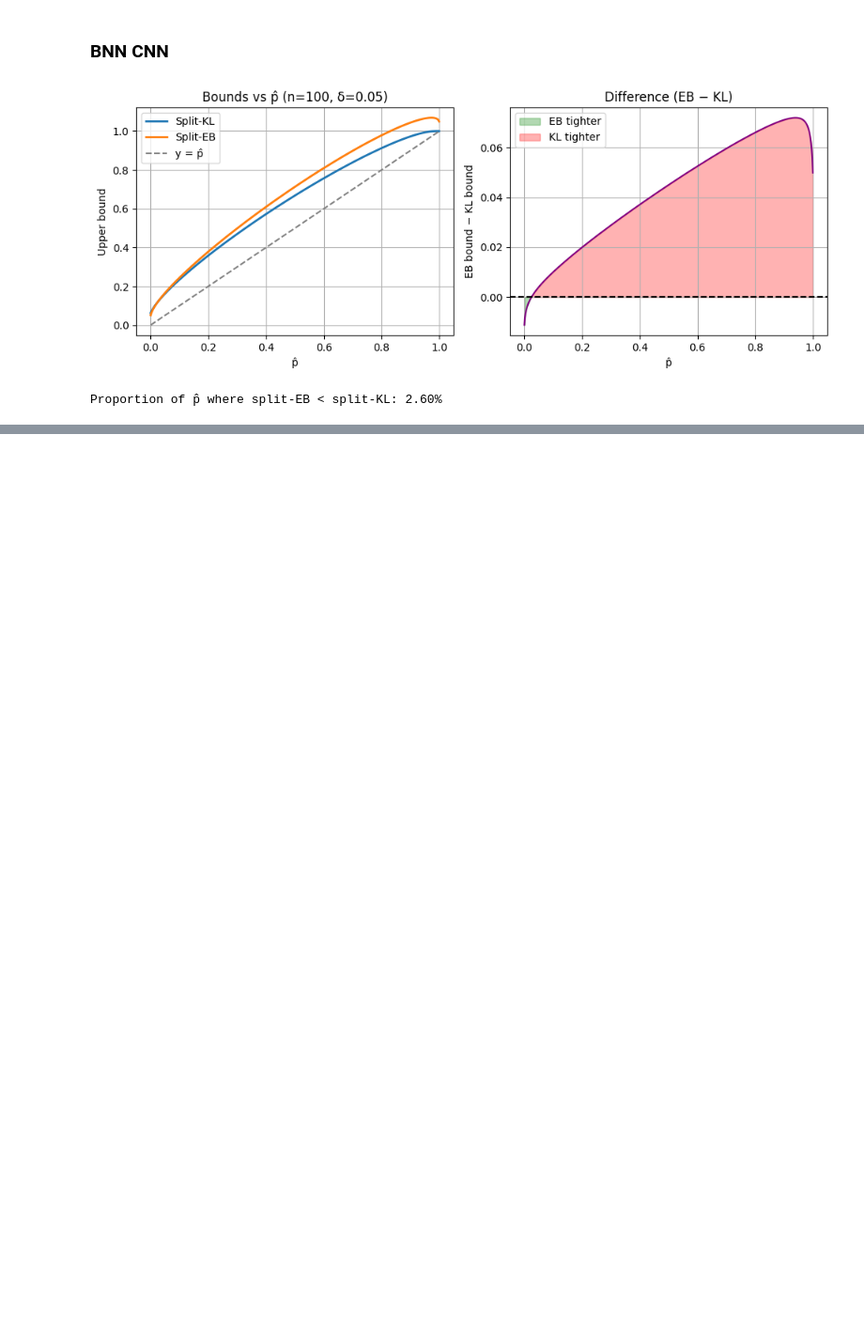
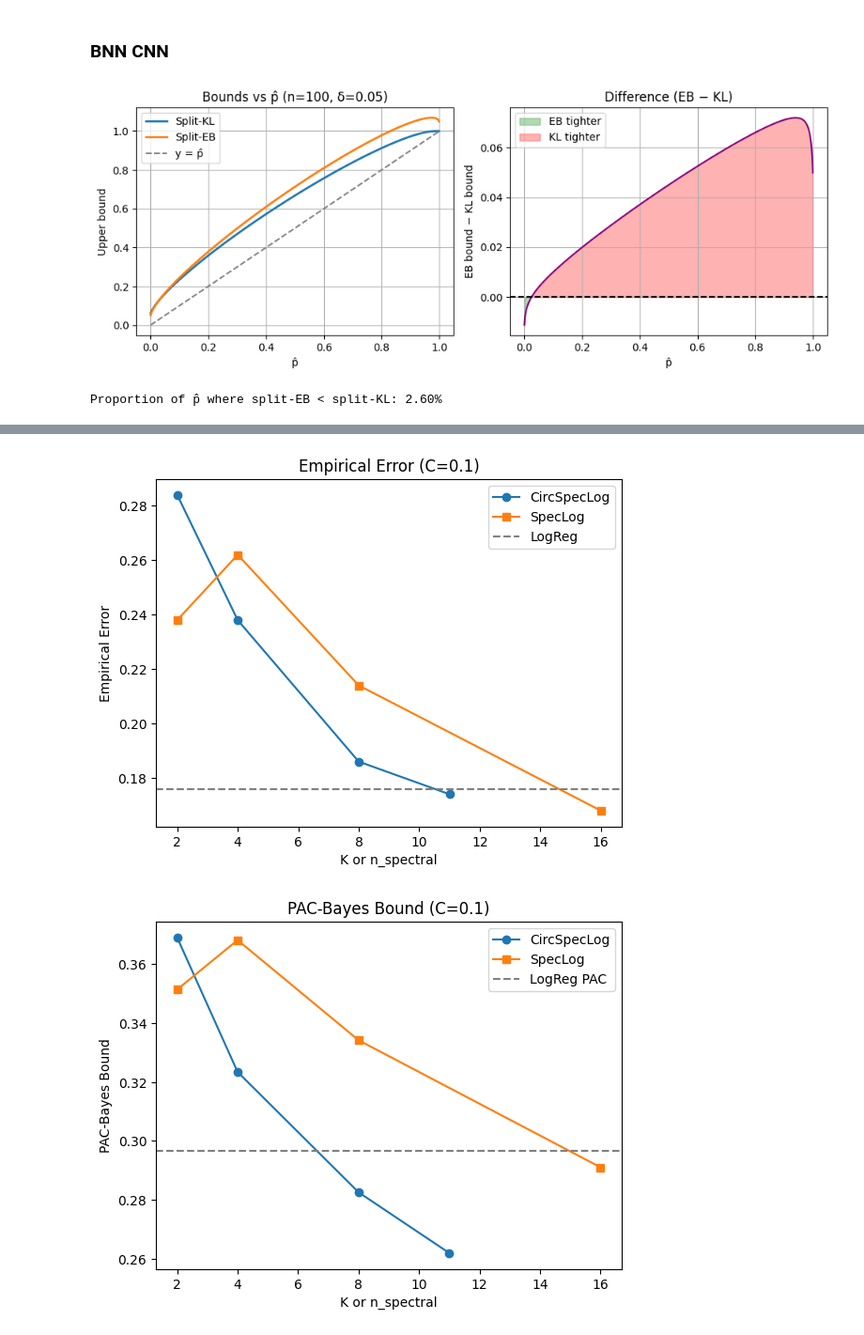
Before and after one commit to josephmargaryan/quantbayes, a Jupyter notebook: RKHS.ipynb, the cells around one changed output, grey strips where cells are left out. Shown at 94% size. Saved outputs shown, nothing was run; the diff lists cells and outputs as text; code cells hidden in the pictures; blank space fills up the shorter version.

Commit message:
Add spectral norm

```diff
--- a/RKHS.ipynb
+++ b/RKHS.ipynb
@@ -1361,0 +1550,80 @@ print(f"→ Margin bound (δ={delta}): {bound:.3f}")
+# %%
+import matplotlib.pyplot as plt
+# Generate data
+X, y = make_classification(n_samples=500, n_features=20, random_state=0)
+y_bin = 2 * y - 1
+n = len(y_bin)
+
+# Hyperparameter grids
+C_values = [0.1, 1.0, 10.0]
+K_values = [2, 4, 8, 11]  # up to full k_half = 20//2+1 = 11
+n_spec_values = [2, 4, 8, 16]  # spectral dims, up to D=20
+
+# Precompute baseline metrics for ordinary logistic regression
+baseline_err = {}
+baseline_pac = {}
+for C in C_values:
+    base = LogisticRegression(penalty="l2", C=C, solver="lbfgs", max_iter=1000)
+    base.fit(X, y_bin)
+    err0 = zero_one_loss(y_bin, base.predict(X))
+    w0 = base.coef_.ravel()
+    lam0 = 1.0 / C
+    kl0 = 0.5 * lam0 * np.dot(w0, w0)
+    pac0 = err0 + np.sqrt((kl0 + np.log(2 * np.sqrt(n) / 0.05)) / (2 * n))
+    baseline_err[C] = err0
+    baseline_pac[C] = pac0
+
+# Sweep and plot
+for C in C_values:
+    # collect arrays
+    errs_circ, pac_circ = [], []
+    errs_spec, pac_spec = [], []
+
+    for K in K_values:
+        # circulant spectral
+        circ = SpectralCirculantLogisticRegression(C=C, K=K)
+        circ.fit(X, y_bin)
+        e = zero_one_loss(y_bin, circ.predict(X))
+        F = np.concatenate([circ.F_real_, circ.F_imag_])
+        lam = 1.0 / C
+        kl = 0.5 * lam * np.dot(F, F)
+        p = e + np.sqrt((kl + np.log(2 * np.sqrt(n) / 0.05)) / (2 * n))
+        errs_circ.append(e)
+        pac_circ.append(p)
+
+    for d in n_spec_values:
+        # fixed-basis spectral
+        spec = SpectralLogisticRegression(C=C, n_spectral=d)
+        spec.fit(X, y_bin)
+        e = zero_one_loss(y_bin, spec.predict(X))
+        w = spec.coef_.ravel()
+        lam = 1.0 / C
+        kl = 0.5 * lam * np.dot(w, w)
+        p = e + np.sqrt((kl + np.log(2 * np.sqrt(n) / 0.05)) / (2 * n))
+        errs_spec.append(e)
+        pac_spec.append(p)
+
+    # Plot empirical error
+    plt.figure()
+    plt.plot(K_values, errs_circ, marker='o', label='CircSpecLog')
+    plt.plot(n_spec_values, errs_spec, marker='s', label='SpecLog')
+    plt.axhline(baseline_err[C], linestyle='--', color='grey', label='LogReg')
+    plt.xlabel('K or n_spectral')
+    plt.ylabel('Empirical Error')
+    plt.title(f'Empirical Error (C={C})')
+    plt.legend()
+    plt.show()
+
+    # Plot PAC-Bayes bound
+    plt.figure()
+    plt.plot(K_values, pac_circ, marker='o', label='CircSpecLog')
+    plt.plot(n_spec_values, pac_spec, marker='s', label='SpecLog')
+    plt.axhline(baseline_pac[C], linestyle='--', color='grey', label='LogReg PAC')
+    plt.xlabel('K or n_spectral')
+    plt.ylabel('PAC-Bayes Bound')
+    plt.title(f'PAC-Bayes Bound (C={C})')
+    plt.legend()
+    plt.show()
+# %% [output]
+[figure, added]
+[figure, added]
```
Also changed, not shown: parts of 9 cells of this notebook, 39 other files.
